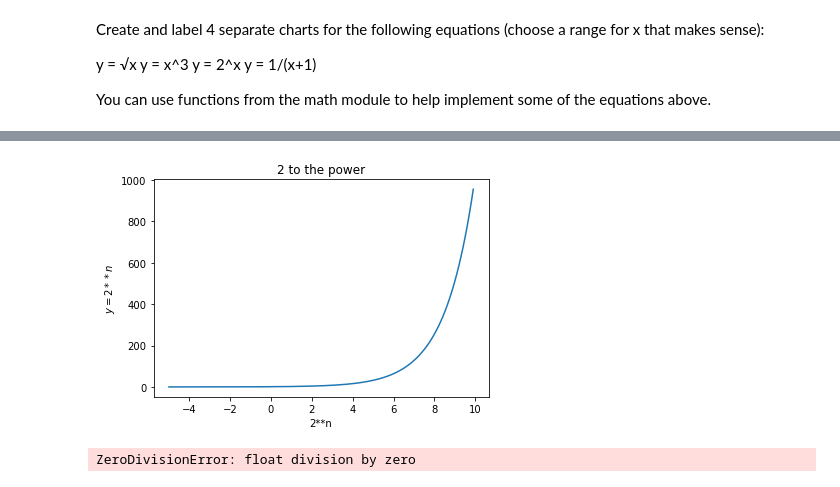
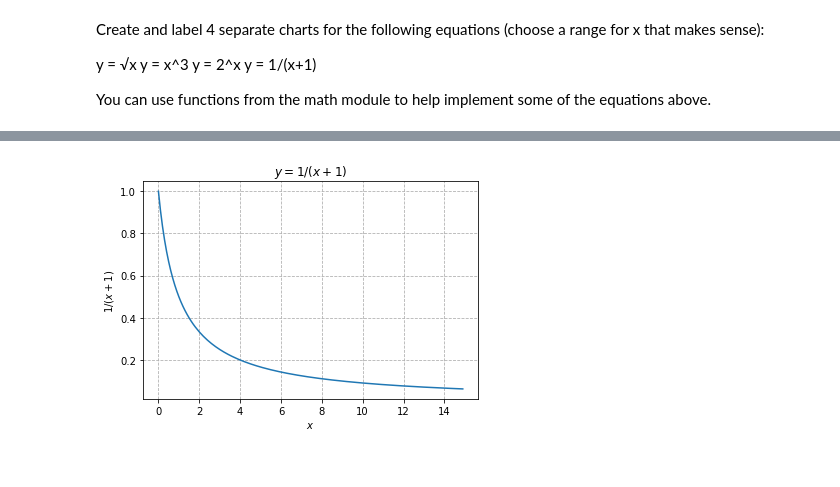
Before and after one commit to dlmitc3/numpy-pandas-visualization-exercises, a Jupyter notebook: matplotlib_exercises.ipynb, the cells around one changed output, grey strips where cells are left out. Saved outputs shown, nothing was run; the diff lists cells and outputs as text; code cells hidden in the pictures.

```diff
--- a/matplotlib_exercises.ipynb
+++ b/matplotlib_exercises.ipynb
@@ -70,28 +96,0 @@ plt.show()
-# %%
-x3 = [x * 0.1 for x in range(-50,100)]
-y3 = [2**n for n in x3]
-
-# Create the plot
-plt.plot(x3,y3)
-plt.title('2 to the power')
-plt.xlabel('2**n')
-plt.ylabel('$y = 2**n$')
-
-# Show the plot
-plt.show()
-# %% [output]
-[figure, removed]
-# %%
-x = [x * 0.1 for x in range(-50,50)]
-y = [(1/(x+1)) for x in x]
-
-# Create the plot
-plt.plot(x, y)
-plt.title('Divide By')
-plt.xlabel('$1/(x+1)$')
-plt.ylabel('$y = 1/(x+1)$')
-
-# Show the plot
-plt.show()
-# %% [output]
-ZeroDivisionError: float division by zero
@@ -123,0 +97,24 @@ plt.plot(x, y1)
+# %%
+# specify range of x values
+x4 = [x * 0.1 for x in range(0,150)]
+y4 = [1/(n+1) for n in x4]
+
+
+# plot the data
+plt.plot(x4,y4)
+
+
+# Customize the plot
+# Add title
+plt.title('$ y = 1/(x+1)$')
+
+# Add x and y labels
+plt.xlabel('$x$')
+plt.ylabel('$1/(x+1)$')
+
+
+plt.grid(True, ls = '--')
+
+plt.show()
+# %% [output]
+[figure, added]
```
Also changed, not shown: parts of 8 cells of this notebook.
